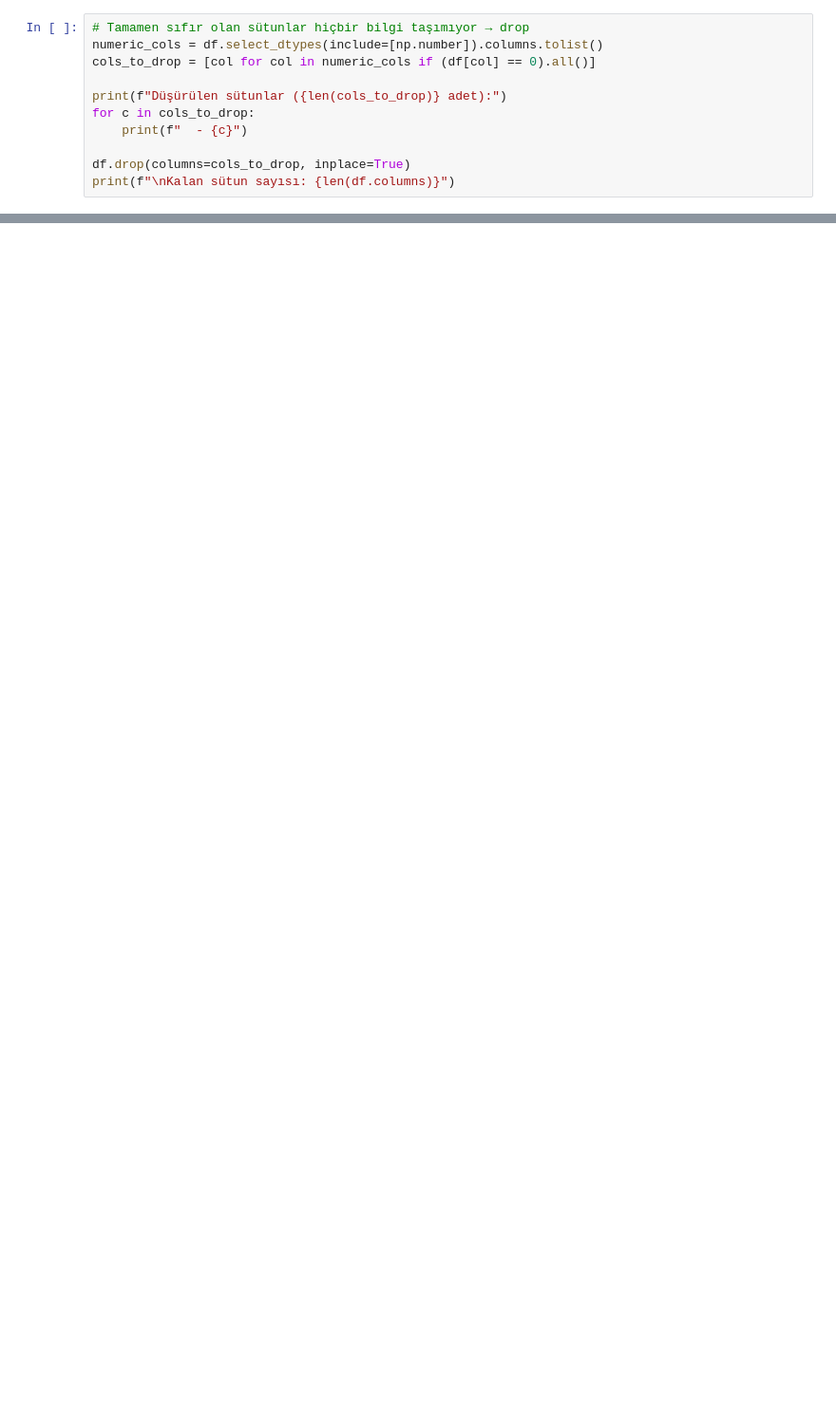
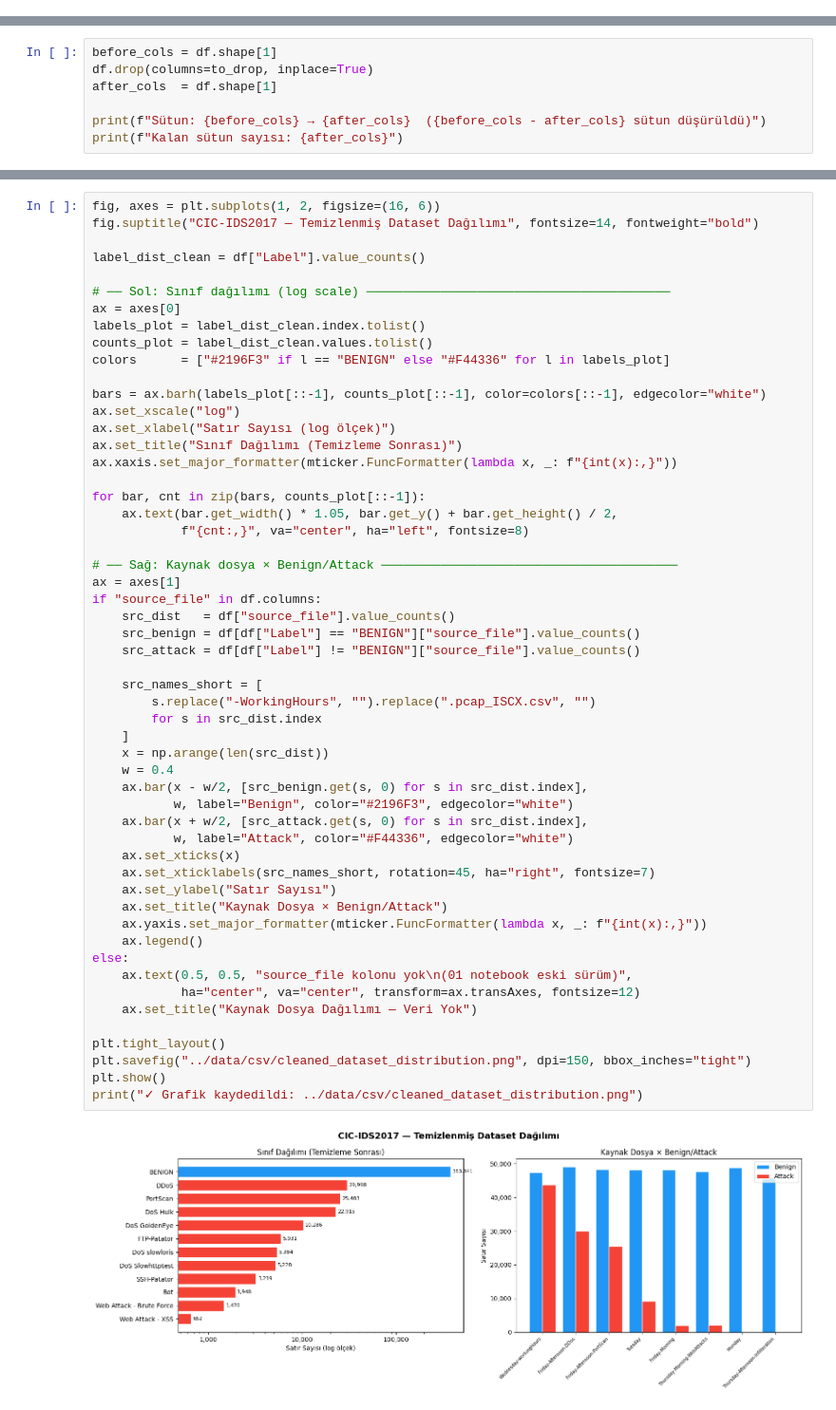
Before and after one commit to goktu9/ids-attack-detection, a Jupyter notebook: notebooks/02_data_cleaning.ipynb, the cells around one changed output, grey strips where cells are left out. Shown at 95% size. Cells and saved outputs as stored; diff of their text form; blank space fills up the shorter version.

Commit message:
feat: complete IDS modeling pipeline (notebooks 01-04)

```diff
--- a/notebooks/02_data_cleaning.ipynb
+++ b/notebooks/02_data_cleaning.ipynb
@@ -148,11 +266,0 @@ Fwd IAT Std               54.2
-# %%
-# Tamamen sıfır olan sütunlar hiçbir bilgi taşımıyor → drop
-numeric_cols = df.select_dtypes(include=[np.number]).columns.tolist()
-cols_to_drop = [col for col in numeric_cols if (df[col] == 0).all()]
-
-print(f"Düşürülen sütunlar ({len(cols_to_drop)} adet):")
-for c in cols_to_drop:
-    print(f"  - {c}")
-
-df.drop(columns=cols_to_drop, inplace=True)
-print(f"\nKalan sütun sayısı: {len(df.columns)}")
@@ -170,0 +364,7 @@ Kalan sütun sayısı: 72
+# %%
+before_cols = df.shape[1]
+df.drop(columns=to_drop, inplace=True)
+after_cols  = df.shape[1]
+
+print(f"Sütun: {before_cols} → {after_cols}  ({before_cols - after_cols} sütun düşürüldü)")
+print(f"Kalan sütun sayısı: {after_cols}")
@@ -170,0 +418,56 @@ Kalan sütun sayısı: 72
+# %%
+fig, axes = plt.subplots(1, 2, figsize=(16, 6))
+fig.suptitle("CIC-IDS2017 — Temizlenmiş Dataset Dağılımı", fontsize=14, fontweight="bold")
+
+label_dist_clean = df["Label"].value_counts()
+
+# ── Sol: Sınıf dağılımı (log scale) ─────────────────────────────────────────
+ax = axes[0]
+labels_plot = label_dist_clean.index.tolist()
+counts_plot = label_dist_clean.values.tolist()
+colors      = ["#2196F3" if l == "BENIGN" else "#F44336" for l in labels_plot]
+
+bars = ax.barh(labels_plot[::-1], counts_plot[::-1], color=colors[::-1], edgecolor="white")
+ax.set_xscale("log")
+ax.set_xlabel("Satır Sayısı (log ölçek)")
+ax.set_title("Sınıf Dağılımı (Temizleme Sonrası)")
+ax.xaxis.set_major_formatter(mticker.FuncFormatter(lambda x, _: f"{int(x):,}"))
+
+for bar, cnt in zip(bars, counts_plot[::-1]):
+    ax.text(bar.get_width() * 1.05, bar.get_y() + bar.get_height() / 2,
+            f"{cnt:,}", va="center", ha="left", fontsize=8)
+
+# ── Sağ: Kaynak dosya × Benign/Attack ────────────────────────────────────────
+ax = axes[1]
+if "source_file" in df.columns:
+    src_dist   = df["source_file"].value_counts()
+    src_benign = df[df["Label"] == "BENIGN"]["source_file"].value_counts()
+    src_attack = df[df["Label"] != "BENIGN"]["source_file"].value_counts()
+
+    src_names_short = [
+        s.replace("-WorkingHours", "").replace(".pcap_ISCX.csv", "")
+        for s in src_dist.index
+    ]
+    x = np.arange(len(src_dist))
+    w = 0.4
+    ax.bar(x - w/2, [src_benign.get(s, 0) for s in src_dist.index],
+           w, label="Benign", color="#2196F3", edgecolor="white")
+    ax.bar(x + w/2, [src_attack.get(s, 0) for s in src_dist.index],
+           w, label="Attack", color="#F44336", edgecolor="white")
+    ax.set_xticks(x)
+    ax.set_xticklabels(src_names_short, rotation=45, ha="right", fontsize=7)
+    ax.set_ylabel("Satır Sayısı")
+    ax.set_title("Kaynak Dosya × Benign/Attack")
+    ax.yaxis.set_major_formatter(mticker.FuncFormatter(lambda x, _: f"{int(x):,}"))
+    ax.legend()
+else:
+    ax.text(0.5, 0.5, "source_file kolonu yok\n(01 notebook eski sürüm)",
+            ha="center", va="center", transform=ax.transAxes, fontsize=12)
+    ax.set_title("Kaynak Dosya Dağılımı — Veri Yok")
+
+plt.tight_layout()
+plt.savefig("../data/csv/cleaned_dataset_distribution.png", dpi=150, bbox_inches="tight")
+plt.show()
+print("✓ Grafik kaydedildi: ../data/csv/cleaned_dataset_distribution.png")
+# %% [output]
+[figure, added]
```
Also changed, not shown: parts of 29 cells of this notebook, 3 other files.
